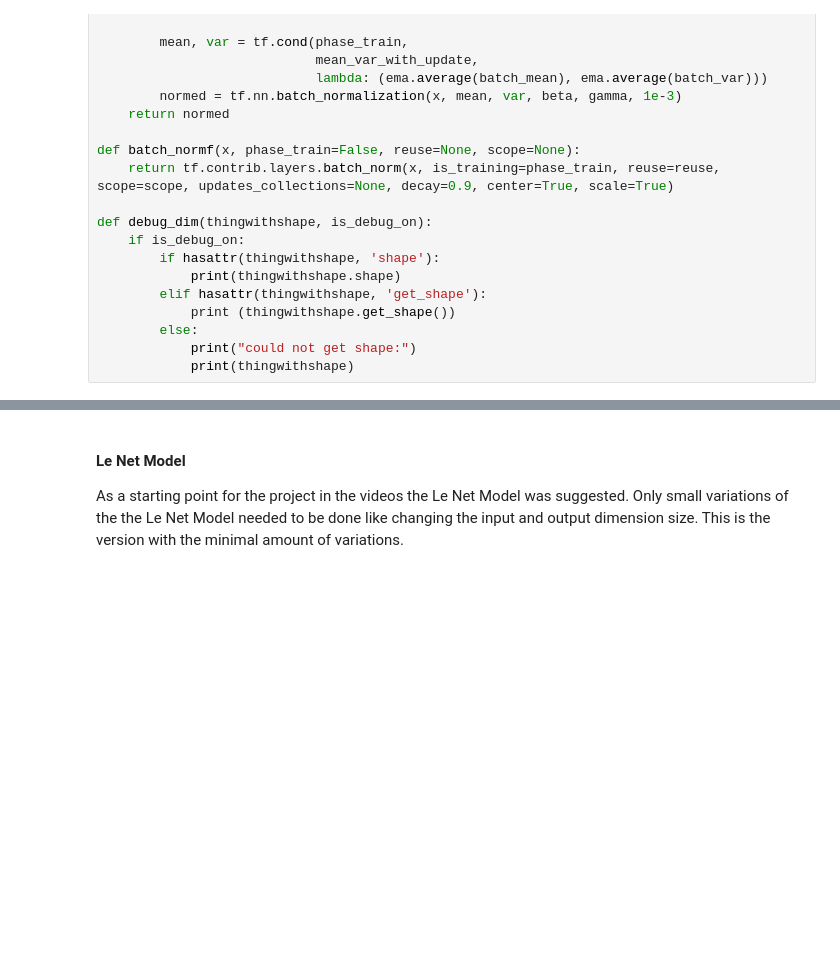
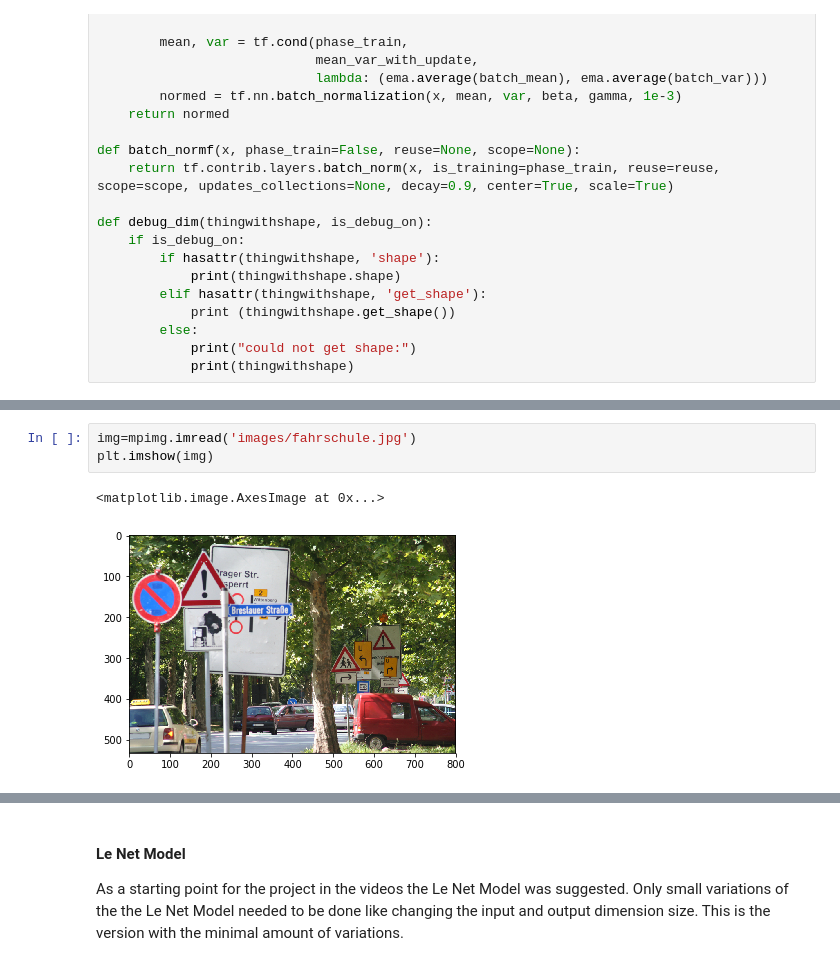
Before and after one commit to joergsimon/SDCND-Term1-TrafficSign, a Jupyter notebook: Traffic_Sign_Classifier.ipynb, the cells around one changed output, grey strips where cells are left out. Drawn from its saved outputs; the diff is of its cells as text; blank space fills up the shorter version.

```diff
--- a/Traffic_Sign_Classifier.ipynb
+++ b/Traffic_Sign_Classifier.ipynb
@@ -309,0 +567,6 @@ def debug_dim(thingwithshape, is_debug_on):
+# %%
+img=mpimg.imread('images/fahrschule.jpg')
+plt.imshow(img)
+# %% [output]
+<matplotlib.image.AxesImage at 0x...>
+[figure, added]
```
Also changed, not shown: parts of 73 cells of this notebook, 3 other files.
